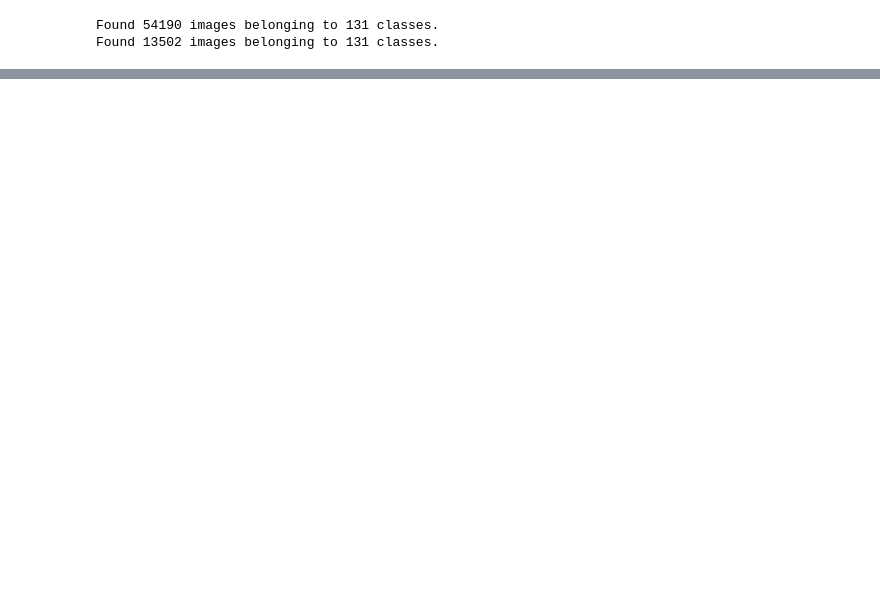
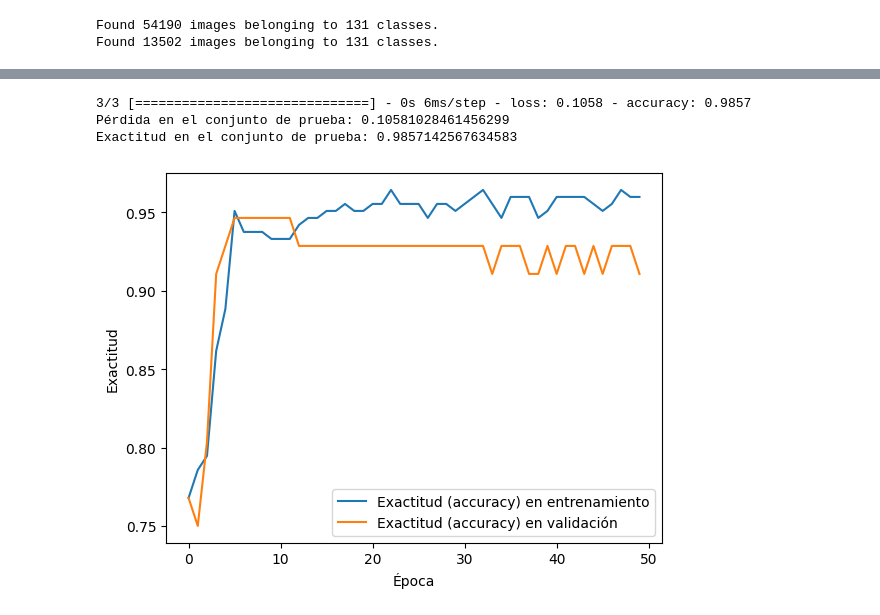
Before and after one commit to odguzmanv/IAyMinirobots, a Jupyter notebook: Tarea5.ipynb, the cells around one changed output, grey strips where cells are left out. Saved outputs shown, nothing was run; the diff lists cells and outputs as text; code cells hidden in the pictures; blank space fills up the shorter version.

```diff
--- a/Tarea5.ipynb
+++ b/Tarea5.ipynb
@@ -90,7 +359,25 @@ model = Sequential([
+# %%
+from sklearn.model_selection import train_test_split
+
+# Dividir datos en entrenamiento y prueba
+X_train, X_test, y_train, y_test = train_test_split(X, y, test_size=0.2, random_state=42)
+# %%
+import tensorflow as tf
+from tensorflow.keras.models import Sequential
+from tensorflow.keras.layers import Dense
+
+# Definir modelo de red neuronal
+model = Sequential([
+    Dense(64, activation='relu', input_shape=(X_train.shape[1],)),
+    Dense(64, activation='relu'),
+    Dense(1, activation='sigmoid')  # Capa de salida para clasificación binaria
+])
 # %%
-# Compilar el modelo
-model.compile(optimizer='adam', loss='categorical_crossentropy', metrics=['accuracy'])
+# Compilar modelo
+model.compile(optimizer='adam',
+              loss='binary_crossentropy',  # Para clasificación binaria
+              metrics=['accuracy'])
 # %%
-# Entrenar el modelo
-model.fit(train_generator, epochs=10, validation_data=validation_generator)
+# Entrenar modelo
+history = model.fit(X_train, y_train, epochs=50, validation_split=0.2)
 # %% [output]
@@ -117,0 +401,21 @@ Epoch 10/10
+# %%
+# Evaluar modelo en conjunto de prueba
+loss, accuracy = model.evaluate(X_test, y_test)
+print(f'Pérdida en el conjunto de prueba: {loss}')
+print(f'Exactitud en el conjunto de prueba: {accuracy}')
+# %% [output]
+3/3 [==============================] - 0s 6ms/step - loss: 0.1058 - accuracy: 0.9857
+Pérdida en el conjunto de prueba: 0.10581028461456299
+Exactitud en el conjunto de prueba: 0.9857142567634583
+# %%
+import matplotlib.pyplot as plt
+
+# Graficar la exactitud (accuracy) de entrenamiento y validación a lo largo de las épocas
+plt.plot(history.history['accuracy'], label='Exactitud (accuracy) en entrenamiento')
+plt.plot(history.history['val_accuracy'], label='Exactitud (accuracy) en validación')
+plt.xlabel('Época')
+plt.ylabel('Exactitud')
+plt.legend()
+plt.show()
+# %% [output]
+[figure, added]
```
Also changed, not shown: parts of 27 cells of this notebook, 2 other files.
